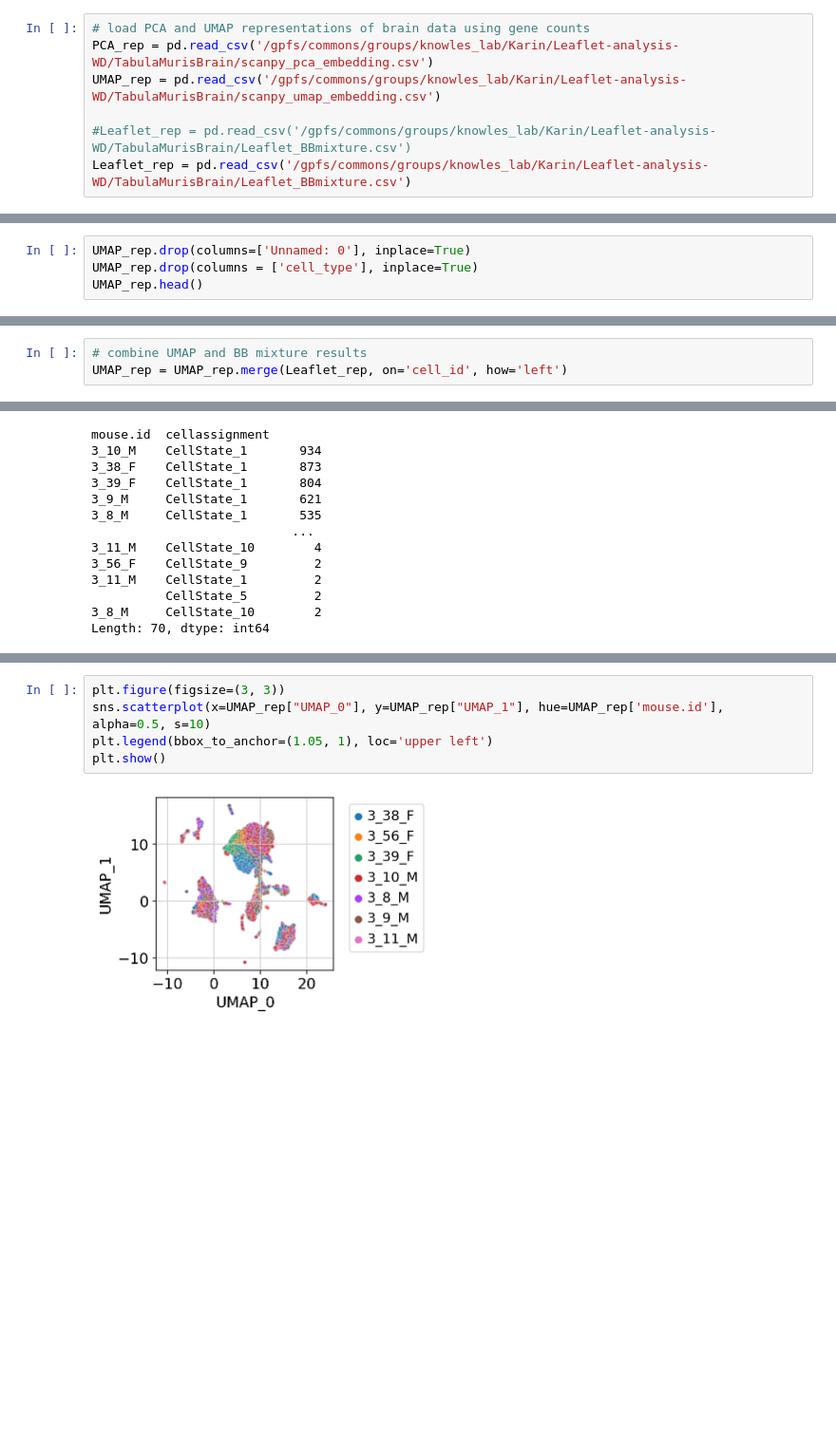
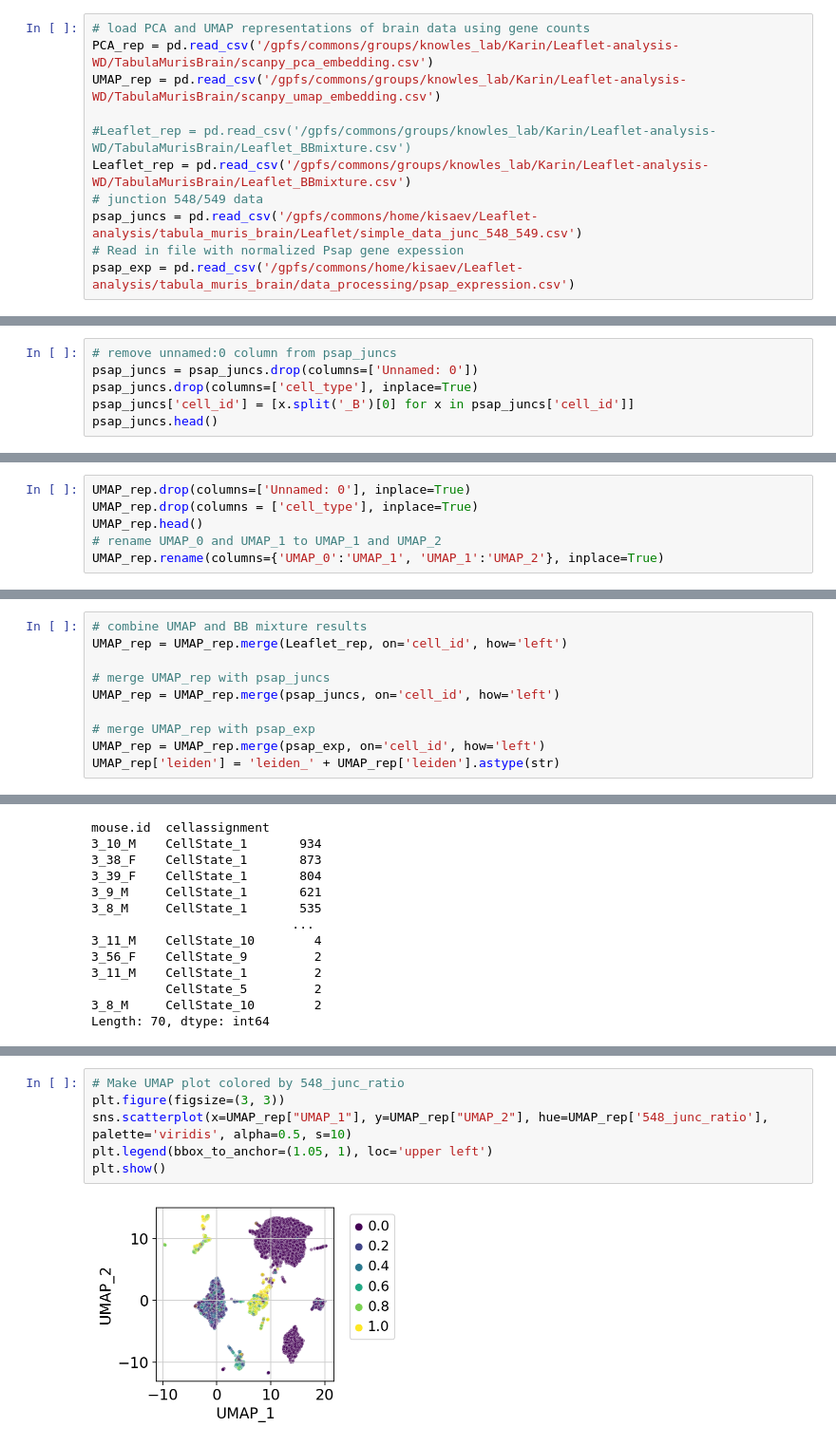
Before and after one commit to daklab/Leaflet-analysis, a Jupyter notebook: tabula_muris_brain/low_dimensional_rep/BBmixture_vars_on_UMAP.ipynb, the cells around one changed output, grey strips where cells are left out. Shown at 95% size. Saved outputs shown, nothing was run; the diff lists cells and outputs as text; blank space fills up the shorter version.

```diff
--- a/tabula_muris_brain/low_dimensional_rep/BBmixture_vars_on_UMAP.ipynb
+++ b/tabula_muris_brain/low_dimensional_rep/BBmixture_vars_on_UMAP.ipynb
@@ -68,3 +59,7 @@ UMAP_rep = pd.read_csv('/gpfs/commons/groups/knowles_lab/Karin/Leaflet-analysis-
 
 #Leaflet_rep = pd.read_csv('/gpfs/commons/groups/knowles_lab/Karin/Leaflet-analysis-WD/TabulaMurisBrain/Leaflet_BBmixture.csv')
 Leaflet_rep = pd.read_csv('/gpfs/commons/groups/knowles_lab/Karin/Leaflet-analysis-WD/TabulaMurisBrain/Leaflet_BBmixture.csv')
+# junction 548/549 data
+psap_juncs = pd.read_csv('/gpfs/commons/home/kisaev/Leaflet-analysis/tabula_muris_brain/Leaflet/simple_data_junc_548_549.csv')
+# Read in file with normalized Psap gene expession
+psap_exp = pd.read_csv('/gpfs/commons/home/kisaev/Leaflet-analysis/tabula_muris_brain/data_processing/psap_expression.csv')
@@ -86,0 +91,6 @@ UMAP_rep
+# %%
+# remove unnamed:0 column from psap_juncs
+psap_juncs = psap_juncs.drop(columns=['Unnamed: 0'])
+psap_juncs.drop(columns=['cell_type'], inplace=True)
+psap_juncs['cell_id'] = [x.split('_B')[0] for x in psap_juncs['cell_id']]
+psap_juncs.head()
@@ -88,3 +105,5 @@ UMAP_rep
 UMAP_rep.drop(columns=['Unnamed: 0'], inplace=True)
 UMAP_rep.drop(columns = ['cell_type'], inplace=True)
 UMAP_rep.head()
+# rename UMAP_0 and UMAP_1 to UMAP_1 and UMAP_2
+UMAP_rep.rename(columns={'UMAP_0':'UMAP_1', 'UMAP_1':'UMAP_2'}, inplace=True)
@@ -120,3 +124,10 @@ UMAP_rep.head()
 # %%
 # combine UMAP and BB mixture results
 UMAP_rep = UMAP_rep.merge(Leaflet_rep, on='cell_id', how='left')
+
+# merge UMAP_rep with psap_juncs
+UMAP_rep = UMAP_rep.merge(psap_juncs, on='cell_id', how='left')
+
+# merge UMAP_rep with psap_exp
+UMAP_rep = UMAP_rep.merge(psap_exp, on='cell_id', how='left')
+UMAP_rep['leiden'] = 'leiden_' + UMAP_rep['leiden'].astype(str)
@@ -308,7 +402,8 @@ UMAP_rep
 # %%
+# Make UMAP plot colored by 548_junc_ratio
 plt.figure(figsize=(3, 3))
-sns.scatterplot(x=UMAP_rep["UMAP_0"], y=UMAP_rep["UMAP_1"], hue=UMAP_rep['mouse.id'], alpha=0.5, s=10)
+sns.scatterplot(x=UMAP_rep["UMAP_1"], y=UMAP_rep["UMAP_2"], hue=UMAP_rep['548_junc_ratio'], palette='viridis', alpha=0.5, s=10)
 plt.legend(bbox_to_anchor=(1.05, 1), loc='upper left')
 plt.show()
 # %% [output]
-[figure, old version]
+[figure, new version]
```
Also changed, not shown: parts of 26 cells of this notebook, 24 other files.
